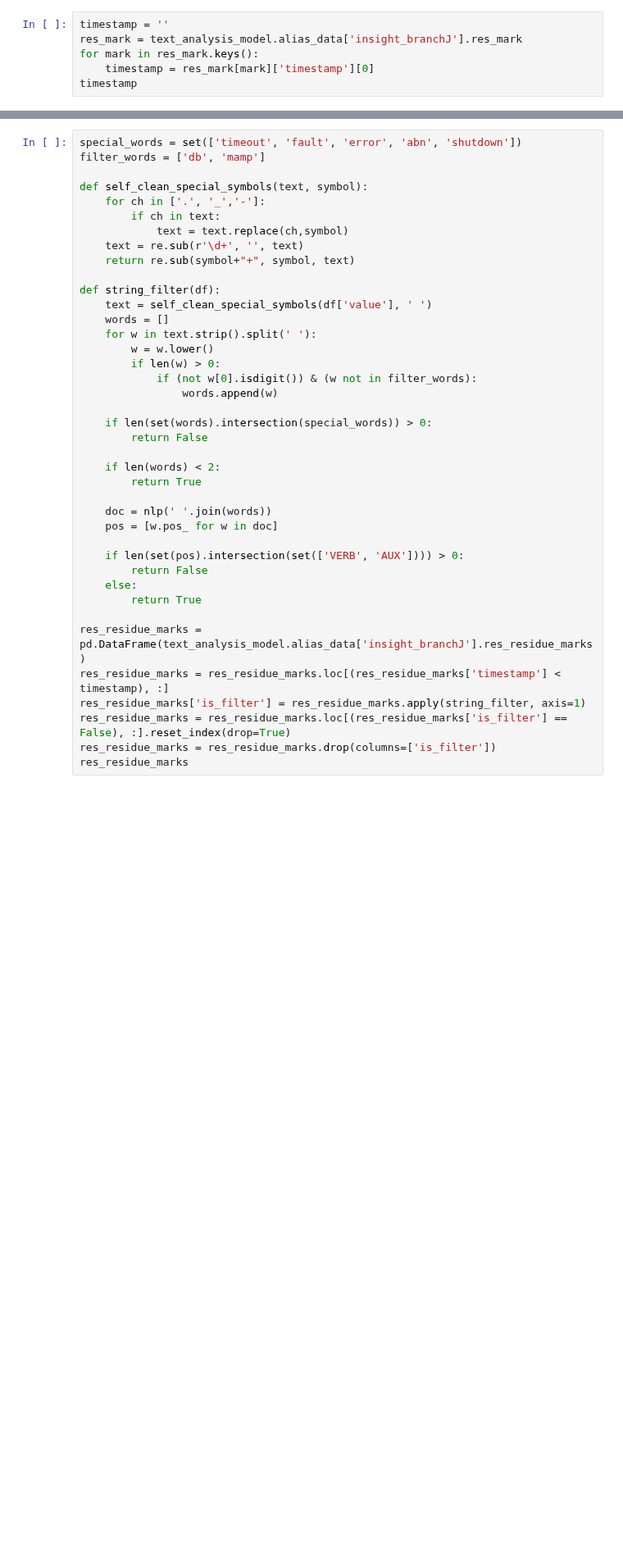
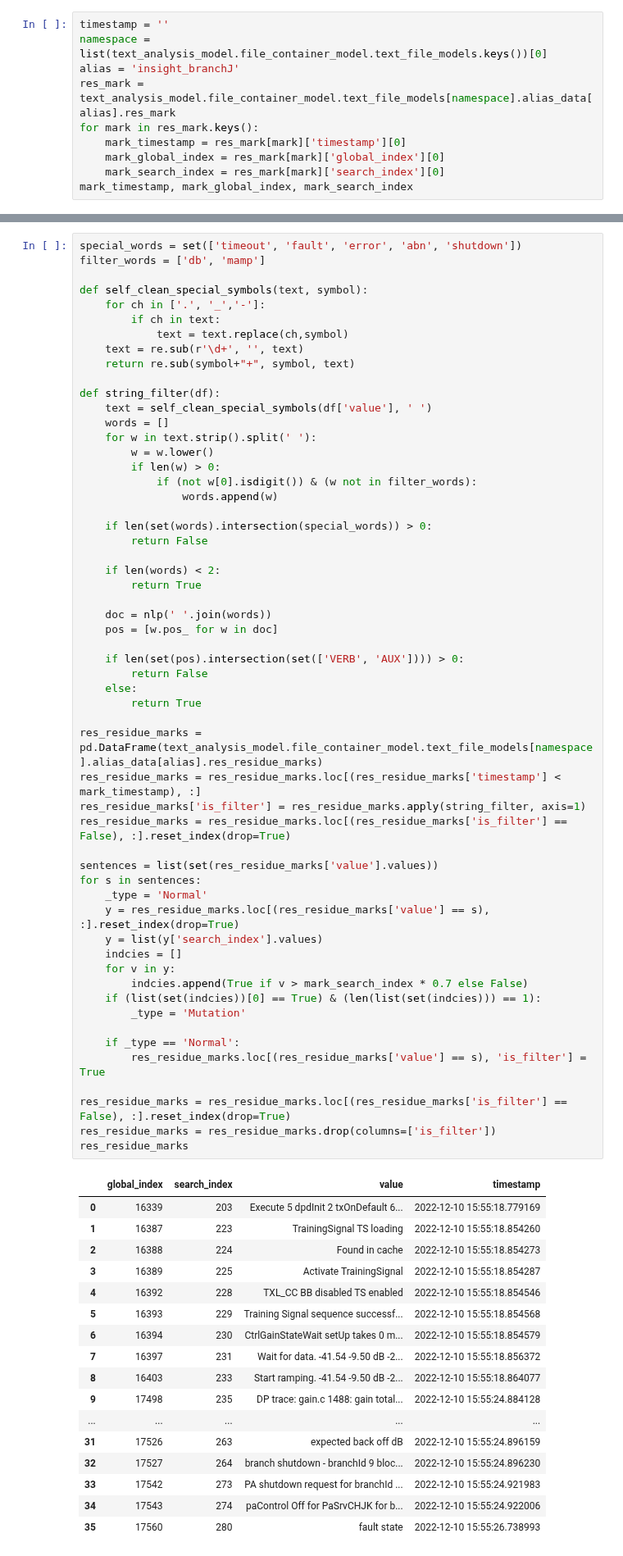
Before and after one commit to dj-lei/eric_toolsets, a Jupyter notebook: src/python/debug.ipynb, the cells around one changed output, grey strips where cells are left out. Shown at 82% size. Drawn from its saved outputs; the diff is of its cells as text; blank space fills up the shorter version.

```diff
--- a/src/python/debug.ipynb
+++ b/src/python/debug.ipynb
@@ -138,7 +165,11 @@ await text_analysis_model.file_container_model.on_load_config('', config_path)
 # %%
 timestamp = ''
-res_mark = text_analysis_model.alias_data['insight_branchJ'].res_mark
+namespace = list(text_analysis_model.file_container_model.text_file_models.keys())[0]
+alias = 'insight_branchJ'
+res_mark = text_analysis_model.file_container_model.text_file_models[namespace].alias_data[alias].res_mark
 for mark in res_mark.keys():
-    timestamp = res_mark[mark]['timestamp'][0]
-timestamp
+    mark_timestamp = res_mark[mark]['timestamp'][0]
+    mark_global_index = res_mark[mark]['global_index'][0]
+    mark_search_index = res_mark[mark]['search_index'][0]
+mark_timestamp, mark_global_index, mark_search_index
 # %% [output]
@@ -154,32 +185,66 @@ def self_clean_special_symbols(text, symbol):
     text = re.sub(r'\d+', '', text)
     return re.sub(symbol+"+", symbol, text)
 
 def string_filter(df):
     text = self_clean_special_symbols(df['value'], ' ')
     words = []
     for w in text.strip().split(' '):
         w = w.lower()
         if len(w) > 0:
             if (not w[0].isdigit()) & (w not in filter_words):
                 words.append(w)
 
     if len(set(words).intersection(special_words)) > 0:
         return False
 
     if len(words) < 2:
         return True
 
     doc = nlp(' '.join(words))
     pos = [w.pos_ for w in doc]
 
     if len(set(pos).intersection(set(['VERB', 'AUX']))) > 0:
         return False
     else:
         return True
 
-res_residue_marks = pd.DataFrame(text_analysis_model.alias_data['insight_branchJ'].res_residue_marks)
-res_residue_marks = res_residue_marks.loc[(res_residue_marks['timestamp'] < timestamp), :]
+res_residue_marks = pd.DataFrame(text_analysis_model.file_container_model.text_file_models[namespace].alias_data[alias].res_residue_marks)
+res_residue_marks = res_residue_marks.loc[(res_residue_marks['timestamp'] < mark_timestamp), :]
 res_residue_marks['is_filter'] = res_residue_marks.apply(string_filter, axis=1)
+res_residue_marks = res_residue_marks.loc[(res_residue_marks['is_filter'] == False), :].reset_index(drop=True)
+
+sentences = list(set(res_residue_marks['value'].values))
+for s in sentences:
+    _type = 'Normal'
+    y = res_residue_marks.loc[(res_residue_marks['value'] == s), :].reset_index(drop=True)
+    y = list(y['search_index'].values)
+    indcies = []
+    for v in y:
+        indcies.append(True if v > mark_search_index * 0.7 else False)
+    if (list(set(indcies))[0] == True) & (len(list(set(indcies))) == 1):
+        _type = 'Mutation'
+
+    if _type == 'Normal':
+        res_residue_marks.loc[(res_residue_marks['value'] == s), 'is_filter'] = True
+
 res_residue_marks = res_residue_marks.loc[(res_residue_marks['is_filter'] == False), :].reset_index(drop=True)
 res_residue_marks = res_residue_marks.drop(columns=['is_filter'])
 res_residue_marks
+# %% [output]
+|  | global_index | search_index | value | timestamp |
+| 0 | 16339 | 203 | Execute 5 dpdInit 2 txOnDefault 6... | 2022-12-10 15:55:18.779169 |
+| 1 | 16387 | 223 | TrainingSignal TS loading | 2022-12-10 15:55:18.854260 |
+| 2 | 16388 | 224 | Found in cache | 2022-12-10 15:55:18.854273 |
+| 3 | 16389 | 225 | Activate TrainingSignal | 2022-12-10 15:55:18.854287 |
+| 4 | 16392 | 228 | TXL_CC BB disabled TS enabled | 2022-12-10 15:55:18.854546 |
+| 5 | 16393 | 229 | Training Signal sequence successf... | 2022-12-10 15:55:18.854568 |
+| 6 | 16394 | 230 | CtrlGainStateWait setUp takes 0 m... | 2022-12-10 15:55:18.854579 |
+| 7 | 16397 | 231 | Wait for data. -41.54 -9.50 dB -2... | 2022-12-10 15:55:18.856372 |
+| 8 | 16403 | 233 | Start ramping. -41.54 -9.50 dB -2... | 2022-12-10 15:55:18.864077 |
+| 9 | 17498 | 235 | DP trace: gain.c 1488: gain total... | 2022-12-10 15:55:24.884128 |
+| ... | ... | ... | ... | ... |
+| 31 | 17526 | 263 | expected back off dB | 2022-12-10 15:55:24.896159 |
+| 32 | 17527 | 264 | branch shutdown - branchId 9 bloc... | 2022-12-10 15:55:24.896230 |
+| 33 | 17542 | 273 | PA shutdown request for branchId ... | 2022-12-10 15:55:24.921983 |
+| 34 | 17543 | 274 | paControl Off for PaSrvCHJK for b... | 2022-12-10 15:55:24.922006 |
+| 35 | 17560 | 280 | fault state | 2022-12-10 15:55:26.738993 |
```
Also changed, not shown: parts of 9 cells of this notebook, 6 other files.
